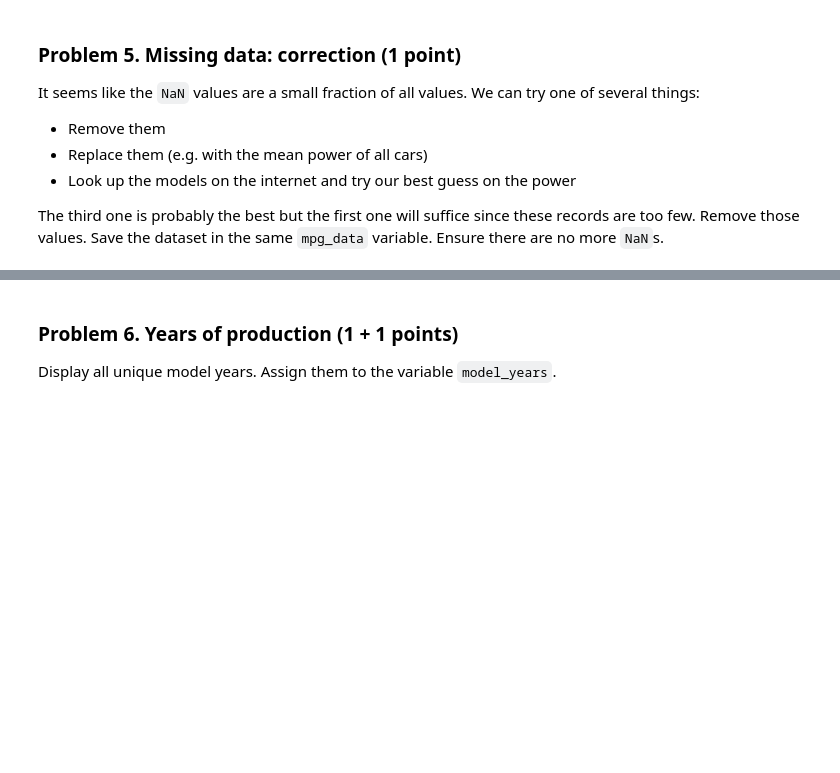
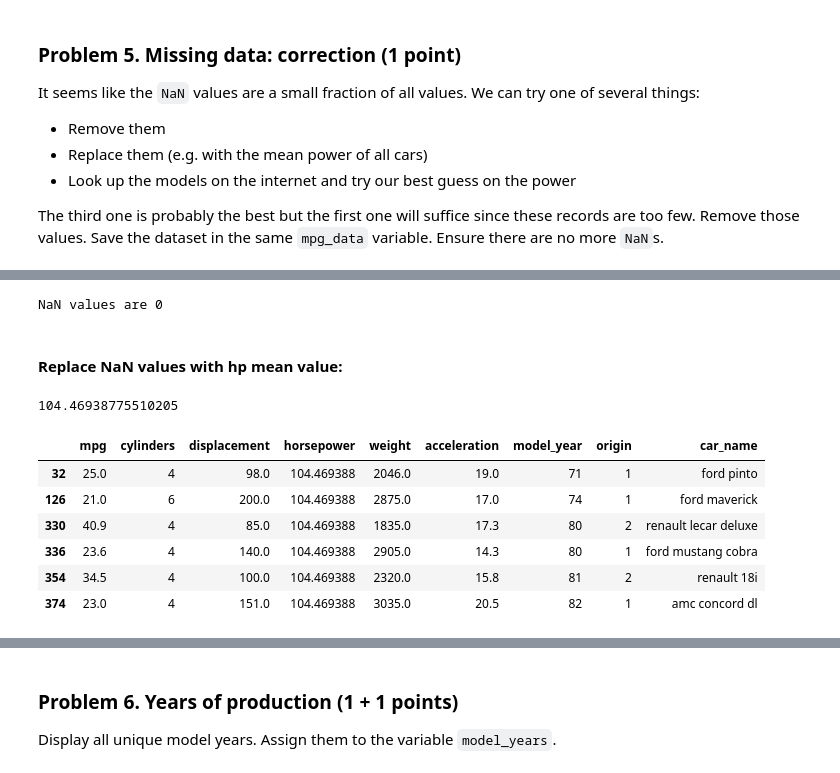
Before and after one commit to momchilantonov/SoftUni-DataScience-June-2021, a Jupyter notebook: Data Tidying and Cleaning/Data Tidying and Cleaning Lab.ipynb, the cells around one changed output, grey strips where cells are left out. Drawn from its saved outputs; the diff is of its cells as text; code cells hidden in the pictures; blank space fills up the shorter version.

```diff
--- a/Data Tidying and Cleaning/Data Tidying and Cleaning Lab.ipynb
+++ b/Data Tidying and Cleaning/Data Tidying and Cleaning Lab.ipynb
@@ -182,0 +199,2 @@ raise NotImplementedError()
+# %%
+copy_mpg_data = mpg_data # create a copy of mpg_data to try all possibilities and avoid the test
@@ -182,0 +253,26 @@ raise NotImplementedError()
+# %%
+nans_sum = nan_count(mpg_data, 'horsepower')
+print(f'NaN values are {nans_sum}')
+# %% [output]
+NaN values are 0
+# %% [markdown]
+#### Replace NaN values with hp mean value:
+# %%
+mpg_data = copy_mpg_data # return the NaN values
+# %%
+mean_cars_hp = mpg_data['horsepower'].mean() # get hp mean value
+mean_cars_hp
+# %% [output]
+104.46938775510205
+# %%
+mpg_data = mpg_data.fillna(value=mean_cars_hp) # replace NaN values with hp mean value
+# %%
+mpg_data.loc[mpg_data['horsepower'] == mean_cars_hp] # show the replaced values
+# %% [output]
+|  | mpg | cylinders | displacement | horsepower | weight | acceleration | model_year | origin | car_name |
+| 32 | 25.0 | 4 | 98.0 | 104.469388 | 2046.0 | 19.0 | 71 | 1 | ford pinto |
+| 126 | 21.0 | 6 | 200.0 | 104.469388 | 2875.0 | 17.0 | 74 | 1 | ford maverick |
+| 330 | 40.9 | 4 | 85.0 | 104.469388 | 1835.0 | 17.3 | 80 | 2 | renault lecar deluxe |
+| 336 | 23.6 | 4 | 140.0 | 104.469388 | 2905.0 | 14.3 | 80 | 1 | ford mustang cobra |
+| 354 | 34.5 | 4 | 100.0 | 104.469388 | 2320.0 | 15.8 | 81 | 2 | renault 18i |
+| 374 | 23.0 | 4 | 151.0 | 104.469388 | 3035.0 | 20.5 | 82 | 1 | amc concord dl |
```
Also changed, not shown: parts of 29 cells of this notebook.
